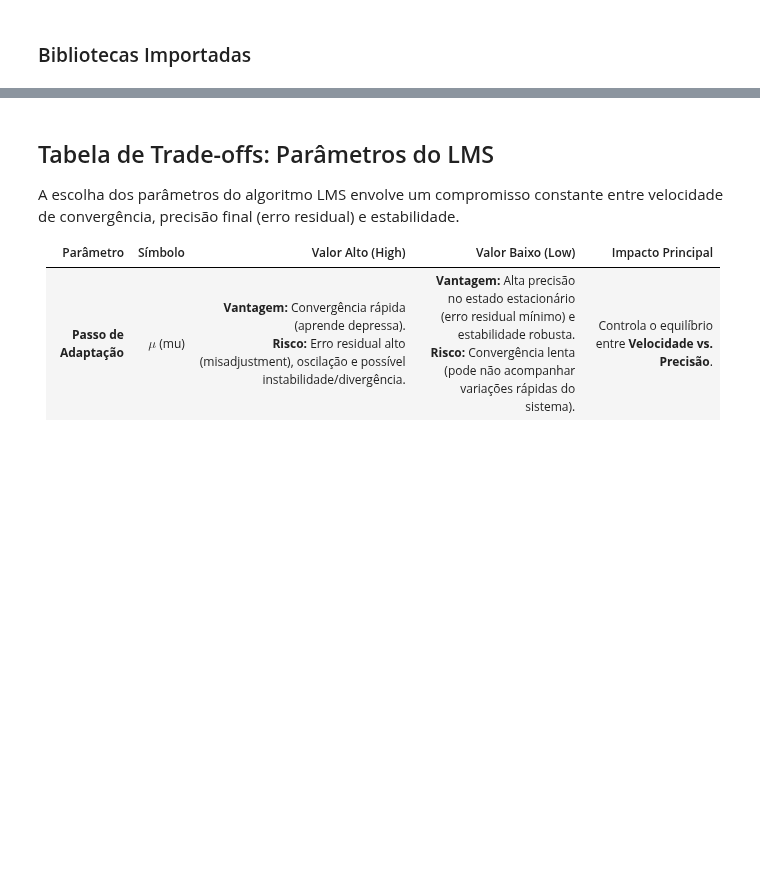
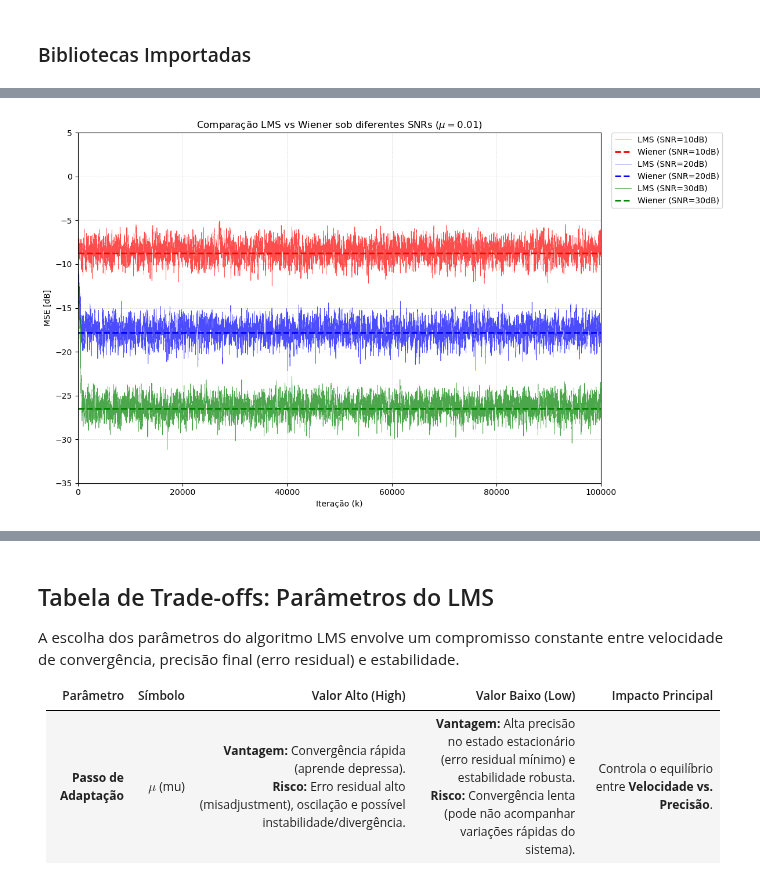
Before and after one commit to elmerfariass/DSPcap, a Jupyter notebook: Adpative Filter.ipynb, the cells around one changed output, grey strips where cells are left out. Saved outputs shown, nothing was run; the diff lists cells and outputs as text; code cells hidden in the pictures; blank space fills up the shorter version.

```diff
--- a/Adpative Filter.ipynb
+++ b/Adpative Filter.ipynb
@@ -262,0 +376,81 @@ Coeficientes finais do filtro:
+# %%
+N_samples = 100000
+Ntaps = 10
+delay = Ntaps //2
+mu_fixo = 0.01          # Passo fixo
+
+# Geração de Sinais
+np.random.seed(42)
+d_original = np.sign(np.random.randn(N_samples))
+d_train = np.zeros(N_samples)
+d_train[delay:] = d_original[:-delay]
+
+# Canal
+canal = np.array([1.0, 0.5, 0.2, 0.1])
+x_clean = np.convolve(d_original, canal, mode='full')[:N_samples]
+signal_power = np.var(x_clean)
+
+# ==============================================================================
+# 3. LOOP DE SNR E COMPARAÇÃO
+# ==============================================================================
+
+snr_values = [10, 20, 30]
+colors = ['red', 'blue', 'green']
+window_len = 50
+
+plt.figure(figsize=(12, 7))
+
+print(f"{'SNR (dB)':<10} | {'MSE Final LMS (dB)':<20} | {'Wiener Teórico (dB)':<20} | {'Diferença (dB)':<15}")
+print("-" * 75)
+
+for i, snr_db in enumerate(snr_values):
+
+    # A. Configurar Ruído
+    noise_variance = signal_power / (10**(snr_db / 10))
+    noise = np.random.normal(0, np.sqrt(noise_variance), N_samples)
+    x = x_clean + noise
+
+    # B. Rodar LMS
+    _, _, squared_error, _ = lms(x, d_train, Ntaps, mu_fixo)
+
+    # C. Rodar Wiener (Para saber o limite deste cenário específico)
+    w_opt = solve_wiener(x, d_train, Ntaps)
+    # Calcular o erro residual do Wiener
+    y_opt = np.convolve(x, w_opt, mode='full')[:N_samples]
+    e_opt = d_train - y_opt
+    mmse_linear = np.mean(e_opt[Ntaps:]**2)
+    mmse_db = 10 * np.log10(mmse_linear)
+
+    # D. Calcular erro final do LMS (média das últimas 10k amostras)
+    lms_final_mse = np.mean(squared_error[-10000:])
+    lms_final_db = 10 * np.log10(lms_final_mse)
+
+    print(f"{snr_db:<10} | {lms_final_db:<20.4f} | {mmse_db:<20.4f} | {abs(lms_final_db - mmse_db):<15.4f}")
+
+    # E. Plotagem
+    color = colors[i]
+
+    # Curva LMS
+    valid_error = squared_error[Ntaps:]
+    mse_smooth = np.convolve(valid_error, np.ones(window_len)/window_len, mode='valid')
+    error_db = 10 * np.log10(mse_smooth + 1e-20)
+
+    # Plotamos com label explícito
+    plt.plot(error_db, color=color, linewidth=0.5, alpha=0.7, label=f'LMS (SNR={snr_db}dB)')
+
+    # Linha Wiener (Tracejada e mais escura)
+    # Adicionei o label aqui para aparecer na legenda
+    plt.axhline(y=mmse_db, color=color, linestyle='--', linewidth=2, label=f'Wiener (SNR={snr_db}dB)')
+
+plt.title(f'Comparação LMS vs Wiener sob diferentes SNRs ($\mu={mu_fixo}$)')
+plt.xlabel('Iteração (k)')
+plt.ylabel('MSE [dB]')
+plt.grid(True, which='both', linestyle='--', linewidth=0.5, alpha=0.5)
+plt.xlim(0, N_samples)
+plt.ylim(-35, 5)
+
+# Legenda posicionada fora
+plt.legend(bbox_to_anchor=(1.02, 1), loc='upper left', borderaxespad=0.)
+plt.tight_layout()
+plt.show()
+# %% [output]
@@ -263,3 +462,4 @@ Coeficientes finais do filtro:
+[figure, added]
 # %%
 # --- SIMULAÇÃO ---
 
```
Also changed, not shown: parts of 11 cells of this notebook.
